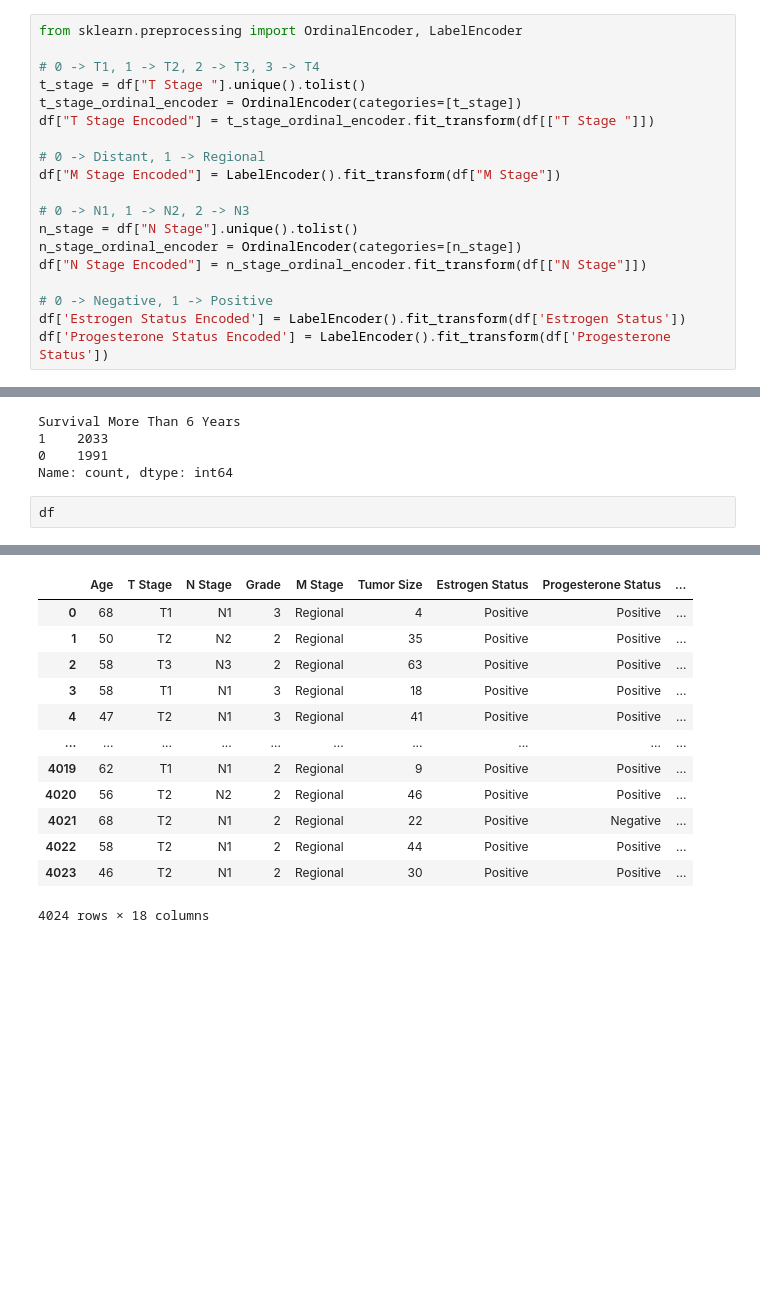
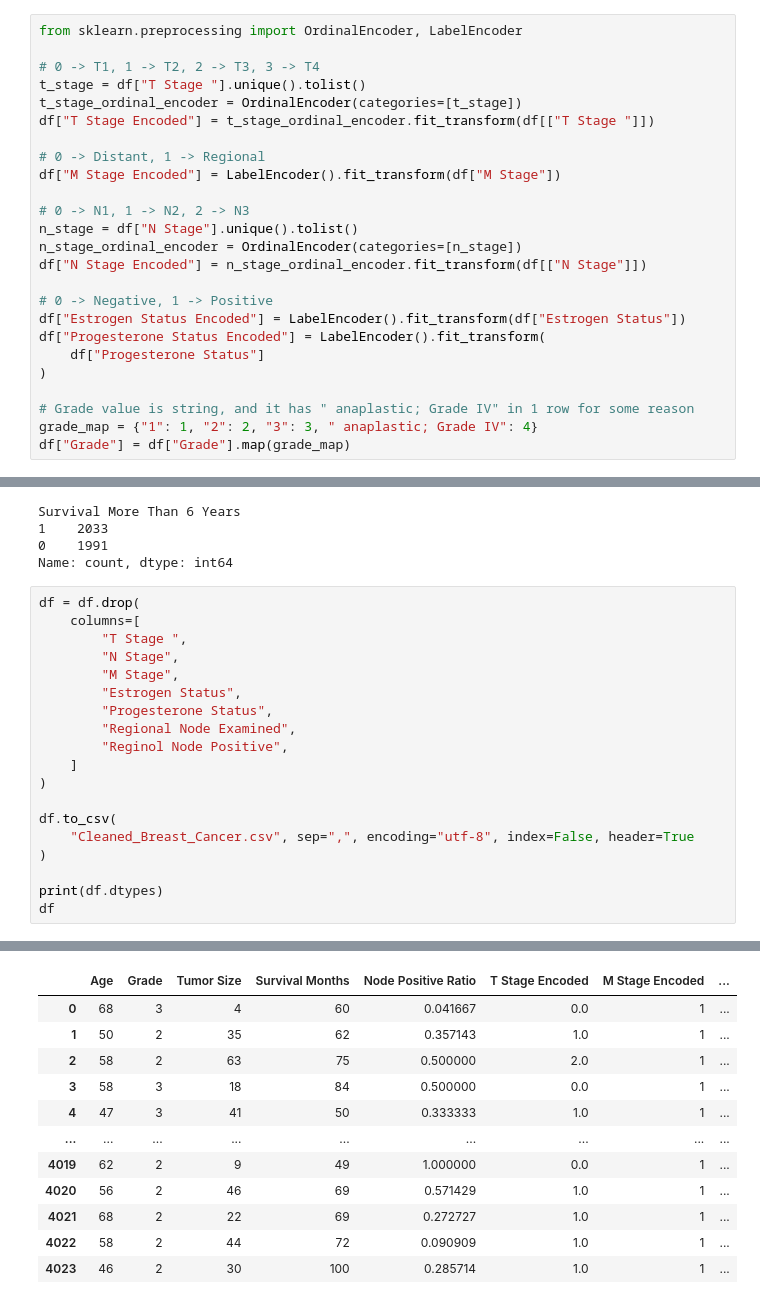
Before and after one commit to Kittonn/intro-to-ml-and-dl-project, a Jupyter notebook: pre-processing.ipynb, the cells around one changed output, grey strips where cells are left out. Drawn from its saved outputs; the diff is of its cells as text; blank space fills up the shorter version.

```diff
--- a/pre-processing.ipynb
+++ b/pre-processing.ipynb
@@ -72,8 +72,14 @@ n_stage_ordinal_encoder = OrdinalEncoder(categories=[n_stage])
 df["N Stage Encoded"] = n_stage_ordinal_encoder.fit_transform(df[["N Stage"]])
 
 # 0 -> Negative, 1 -> Positive
-df['Estrogen Status Encoded'] = LabelEncoder().fit_transform(df['Estrogen Status'])
-df['Progesterone Status Encoded'] = LabelEncoder().fit_transform(df['Progesterone Status'])
+df["Estrogen Status Encoded"] = LabelEncoder().fit_transform(df["Estrogen Status"])
+df["Progesterone Status Encoded"] = LabelEncoder().fit_transform(
+    df["Progesterone Status"]
+)
+
+# Grade value is string, and it has " anaplastic; Grade IV" in 1 row for some reason
+grade_map = {"1": 1, "2": 2, "3": 3, " anaplastic; Grade IV": 4}
+df["Grade"] = df["Grade"].map(grade_map)
 # %%
 df["Survival More Than 6 Years"] = (df["Survival Months"] > 6 * 12).astype(int)
 
@@ -84,5 +90,22 @@ Survival More Than 6 Years
 0    1991
 Name: count, dtype: int64
 # %%
+df = df.drop(
+    columns=[
+        "T Stage ",
+        "N Stage",
+        "M Stage",
+        "Estrogen Status",
+        "Progesterone Status",
+        "Regional Node Examined",
+        "Reginol Node Positive",
+    ]
+)
+
+df.to_csv(
+    "Cleaned_Breast_Cancer.csv", sep=",", encoding="utf-8", index=False, header=True
+)
+
+print(df.dtypes)
 df
 # %% [output]
@@ -89,13 +124,12 @@ df
-|  | Age | T Stage | N Stage | Grade | M Stage | Tumor Size | Estrogen Status | Progesterone Status | ... |
-| 0 | 68 | T1 | N1 | 3 | Regional | 4 | Positive | Positive | ... |
-| 1 | 50 | T2 | N2 | 2 | Regional | 35 | Positive | Positive | ... |
-| 2 | 58 | T3 | N3 | 2 | Regional | 63 | Positive | Positive | ... |
-| 3 | 58 | T1 | N1 | 3 | Regional | 18 | Positive | Positive | ... |
-| 4 | 47 | T2 | N1 | 3 | Regional | 41 | Positive | Positive | ... |
-| ... | ... | ... | ... | ... | ... | ... | ... | ... | ... |
-| 4019 | 62 | T1 | N1 | 2 | Regional | 9 | Positive | Positive | ... |
-| 4020 | 56 | T2 | N2 | 2 | Regional | 46 | Positive | Positive | ... |
-| 4021 | 68 | T2 | N1 | 2 | Regional | 22 | Positive | Negative | ... |
-| 4022 | 58 | T2 | N1 | 2 | Regional | 44 | Positive | Positive | ... |
-| 4023 | 46 | T2 | N1 | 2 | Regional | 30 | Positive | Positive | ... |
+|  | Age | Grade | Tumor Size | Survival Months | Node Positive Ratio | T Stage Encoded | M Stage Encoded | ... |
+| 0 | 68 | 3 | 4 | 60 | 0.041667 | 0.0 | 1 | ... |
+| 1 | 50 | 2 | 35 | 62 | 0.357143 | 1.0 | 1 | ... |
+| 2 | 58 | 2 | 63 | 75 | 0.500000 | 2.0 | 1 | ... |
+| 3 | 58 | 3 | 18 | 84 | 0.500000 | 0.0 | 1 | ... |
+| 4 | 47 | 3 | 41 | 50 | 0.333333 | 1.0 | 1 | ... |
+| ... | ... | ... | ... | ... | ... | ... | ... | ... |
+| 4019 | 62 | 2 | 9 | 49 | 1.000000 | 0.0 | 1 | ... |
+| 4020 | 56 | 2 | 46 | 69 | 0.571429 | 1.0 | 1 | ... |
+| 4021 | 68 | 2 | 22 | 69 | 0.272727 | 1.0 | 1 | ... |
+| 4022 | 58 | 2 | 44 | 72 | 0.090909 | 1.0 | 1 | ... |
+| 4023 | 46 | 2 | 30 | 100 | 0.285714 | 1.0 | 1 | ... |
-4024 rows × 18 columns
```
Also changed, not shown: parts of 2 cells of this notebook, 2 other files.
